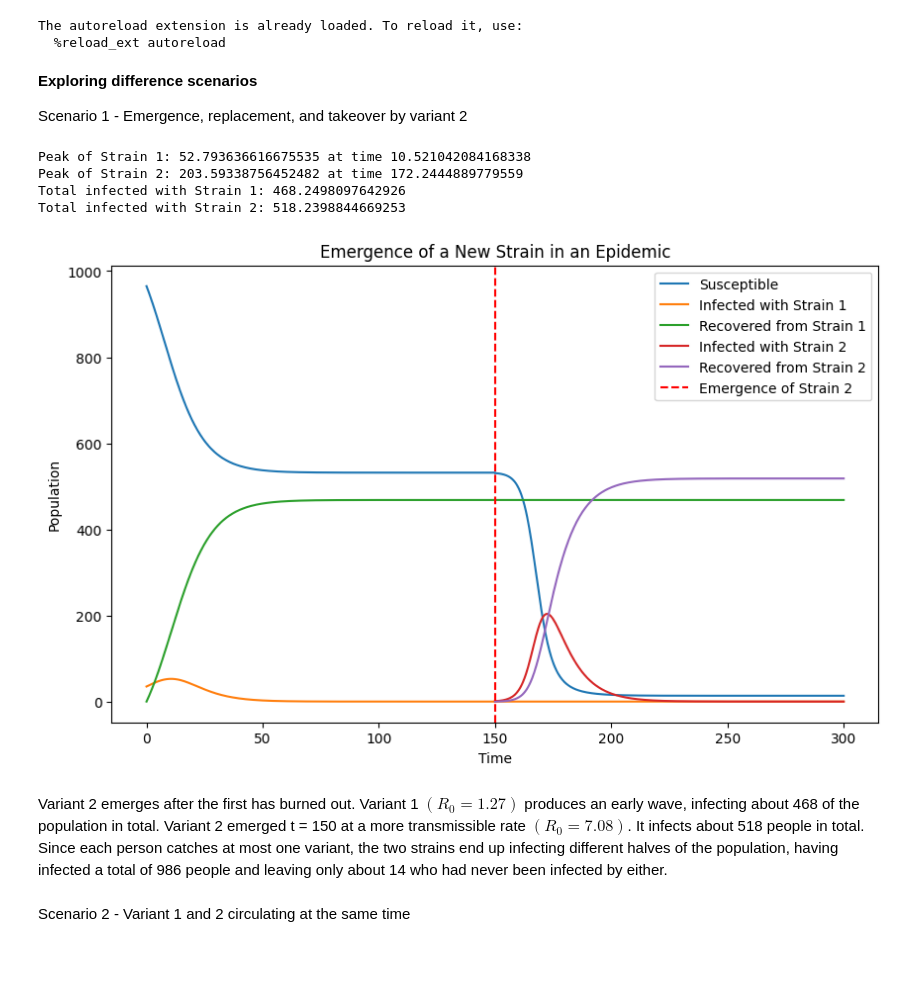
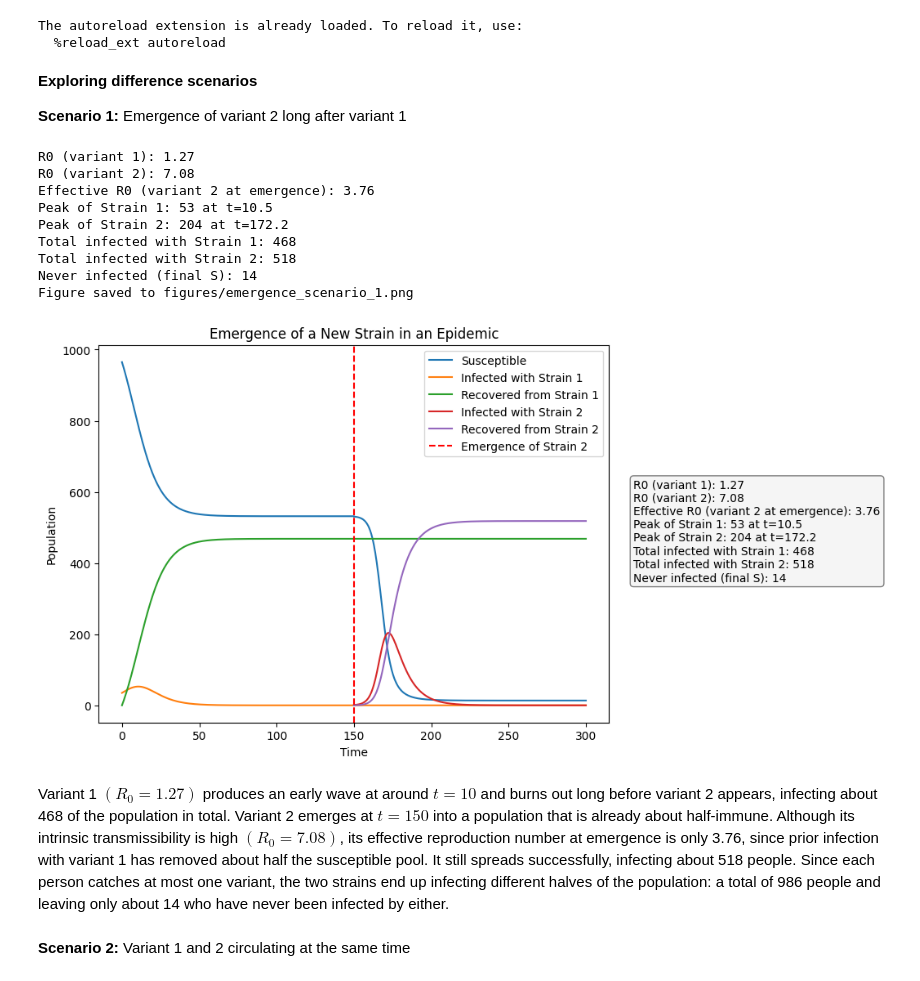
Before and after one commit to kguzman24/epidemic-drivers-through-machine-learning, a Jupyter notebook: notebooks/exploring_new_emergence.ipynb, the cells around one changed output. Saved outputs shown, nothing was run; the diff lists cells and outputs as text; code cells hidden in the pictures.

Commit message:
cross infection model 1 - retesting all times series plots and writing findings

```diff
--- a/notebooks/exploring_new_emergence.ipynb
+++ b/notebooks/exploring_new_emergence.ipynb
@@ -22,22 +22,27 @@ The autoreload extension is already loaded. To reload it, use:
 # %% [markdown]
 **Exploring difference scenarios**
 
-Scenario 1 - Emergence, replacement, and takeover by variant 2
+**Scenario 1:** Emergence of variant 2 long after variant 1
 # %%
 #where variant 2 emerges and takes over
 params = [0.42, 0.85, 0.33, 0.12] #beta1, beta2, gamma1, gamma2
 y0 = [965, 35, 0, 0, 0] # 965 susceptible, 35 infected with strain 1, 0 infected with strain 2, 0 recovered from strain 1, 0 recovered from strain 2
 t, y = ne.simulate_emergence(params, y0, t_emerge=150)
 
-ne.plot_emergence(t, y)
+ne.plot_emergence(t, y, params, filename="emergence_scenario_1.png")
 # %% [output]
-Peak of Strain 1: 52.793636616675535 at time 10.521042084168338
-Peak of Strain 2: 203.59338756452482 at time 172.2444889779559
-Total infected with Strain 1: 468.2498097642926
-Total infected with Strain 2: 518.2398844669253
+R0 (variant 1): 1.27
+R0 (variant 2): 7.08
+Effective R0 (variant 2 at emergence): 3.76
+Peak of Strain 1: 53 at t=10.5
+Peak of Strain 2: 204 at t=172.2
+Total infected with Strain 1: 468
+Total infected with Strain 2: 518
+Never infected (final S): 14
+Figure saved to figures/emergence_scenario_1.png
-[figure, old version]
+[figure, new version]
 # %% [markdown]
-Variant 2 emerges after the first has burned out. Variant 1 $(R_0 = 1.27)$ produces an early wave, infecting about 468 of the population in total. Variant 2 emerged t = 150 at a more transmissible rate $(R_0 = 7.08)$. It infects about 518 people in total. Since each person catches at most one variant, the two strains end up infecting different halves of the population, having infected a total of 986 people and leaving only about 14 who had never been infected by either.
+Variant 1 $(R_0 = 1.27)$ produces an early wave at around $t = 10$ and burns out long before variant 2 appears, infecting about 468 of the population in total. Variant 2 emerges at $t = 150$ into a population that is already about half-immune. Although its intrinsic transmissibility is high $(R_0 = 7.08)$, its effective reproduction number at emergence is only 3.76, since prior infection with variant 1 has removed about half the susceptible pool. It still spreads successfully, infecting about 518 people. Since each person catches at most one variant, the two strains end up infecting different halves of the population: a total of 986 people and leaving only about 14 who have never been infected by either.
 # %% [markdown]
-Scenario 2 - Variant 1 and 2 circulating at the same time
+**Scenario 2:** Variant 1 and 2 circulating at the same time
 # %%
```
Also changed, not shown: parts of 5 cells of this notebook, 5 other files.
